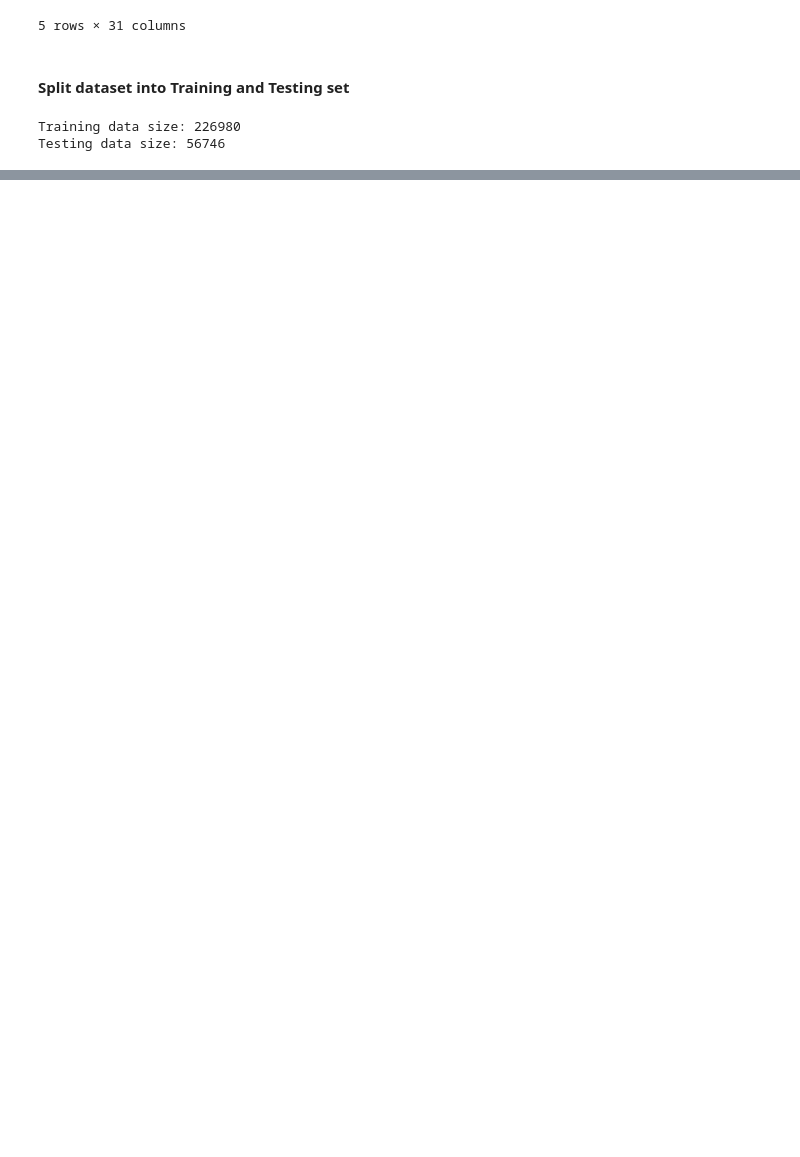
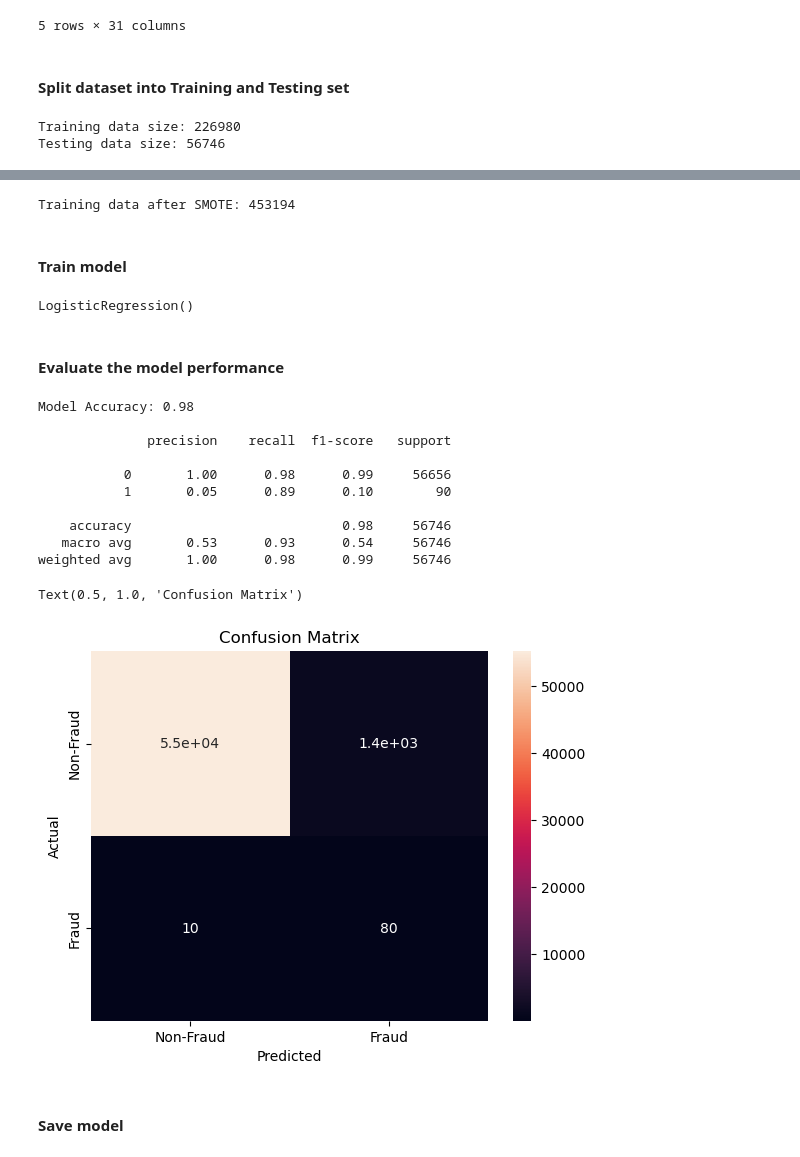
Before and after one commit to HerryTech/Machine-Learning-Projects, a Jupyter notebook: credit_card_fraud/notebook/modeling.ipynb, the cells around one changed output, grey strips where cells are left out. Drawn from its saved outputs; the diff is of its cells as text; code cells hidden in the pictures; blank space fills up the shorter version.

Commit message:
save model

```diff
--- a/credit_card_fraud/notebook/modeling.ipynb
+++ b/credit_card_fraud/notebook/modeling.ipynb
@@ -87,0 +43,45 @@ Text(0.5, 1.0, 'Confusion Matrix')
+# %%
+# Apply SMOTE to training data
+X_train_smote, y_train_smote = smote.fit_resample(X_train, y_train)
+print(f"Training data after SMOTE: {len(X_train_smote)}")
+# %% [output]
+Training data after SMOTE: 453194
+# %% [markdown]
+#### Train model
+# %%
+#Train logistic model
+model = LogisticRegression()
+model.fit(X_train_smote, y_train_smote)
+# %% [output]
+LogisticRegression()
+# %% [markdown]
+#### Evaluate the model performance
+# %%
+y_pred = model.predict(X_test)
+
+#calculate accuracy
+accuracy = accuracy_score(y_test, y_pred)
+print(f"Model Accuracy: {accuracy:.2f}\n")
+
+#display classification report
+print(classification_report(y_test, y_pred))
+
+#plot confusion matrix
+cm = confusion_matrix(y_test, y_pred)
+sns.heatmap(cm, annot = True, xticklabels = ["Non-Fraud", "Fraud"], yticklabels = ["Non-Fraud", "Fraud"])
+plt.xlabel("Predicted")
+plt.ylabel("Actual")
+plt.title("Confusion Matrix")
+# %% [output]
+Model Accuracy: 0.98
+
+              precision    recall  f1-score   support
+
+           0       1.00      0.98      0.99     56656
+           1       0.05      0.89      0.10        90
+
+    accuracy                           0.98     56746
+   macro avg       0.53      0.93      0.54     56746
+weighted avg       1.00      0.98      0.99     56746
+Text(0.5, 1.0, 'Confusion Matrix')
+[figure, added]
@@ -87,0 +108,2 @@ Text(0.5, 1.0, 'Confusion Matrix')
+# %% [markdown]
+#### Save model
```
Also changed, not shown: parts of 12 cells of this notebook, 1 other file.
